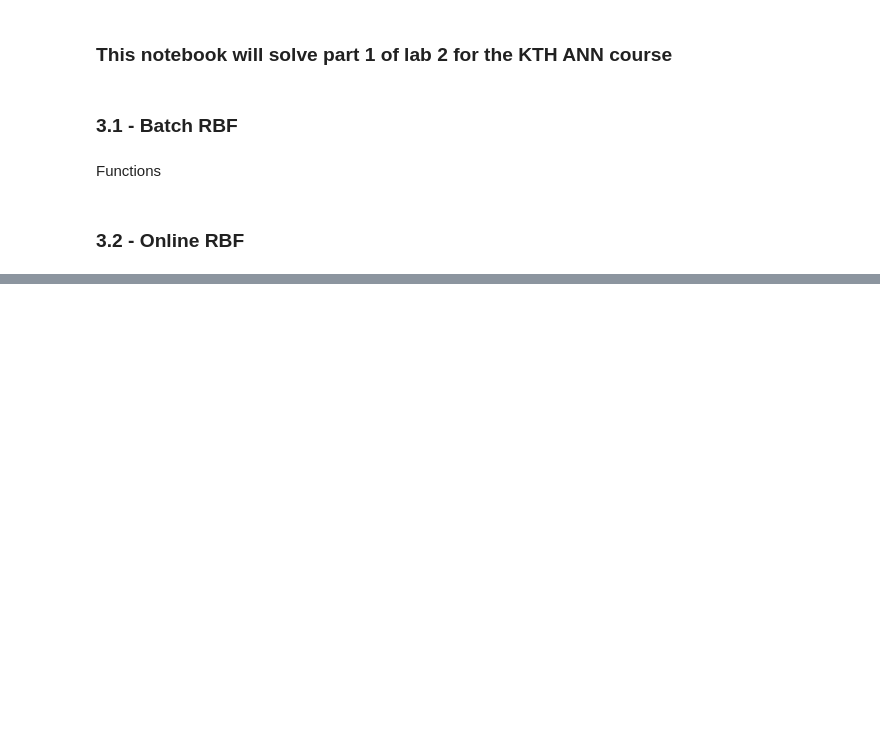
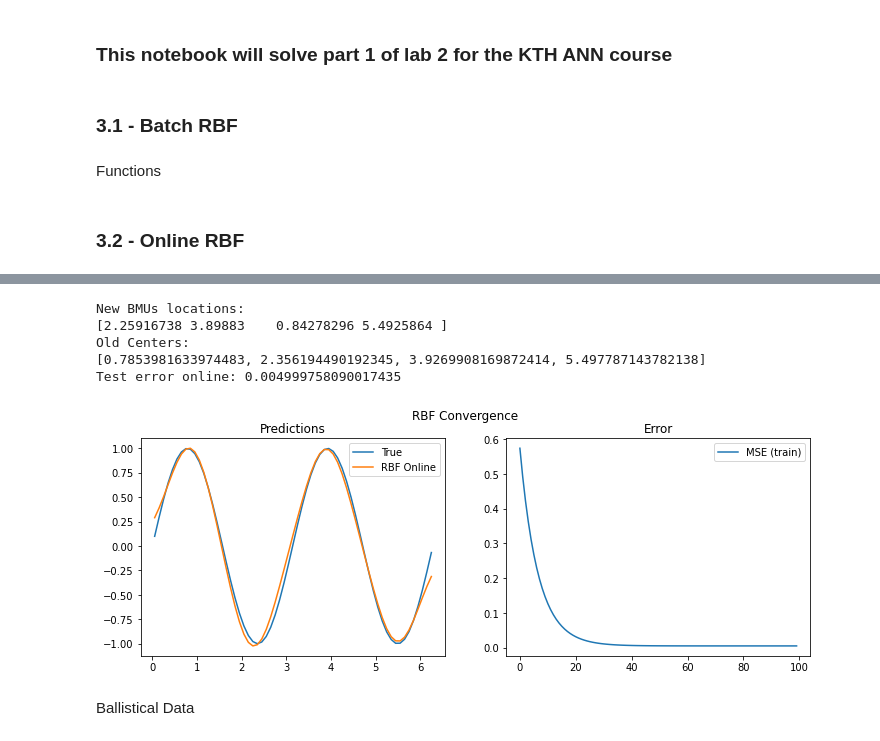
Before and after one commit to MoellerO/DD2437-ANN, a Jupyter notebook: lab2/part_1.ipynb, the cells around one changed output, grey strips where cells are left out. Saved outputs shown, nothing was run; the diff lists cells and outputs as text; code cells hidden in the pictures; blank space fills up the shorter version.

```diff
--- a/lab2/part_1.ipynb
+++ b/lab2/part_1.ipynb
@@ -165,0 +273,62 @@ Test error (online learning, 10 centers, width 0.5): 0.11546979688143418
+# %%
+# Define parameters
+start, end, step = 0, 2*math.pi, 0.1
+sigma = 0.5 # Width of the RBF nodes
+eta = 0.01 # Learning rate
+epochs_rbf = 100 # Number of epochs rbf
+epochs_cl = 10000 # Number of epochs cl
+n_centers = 4 # Number of RBF nodes
+
+# Generate training and testing datasets
+sin_train_x = np.arange(start, end, step)
+sin_train_y = sample_sin(start, end, step)
+sin_test_x = np.arange(start + 0.05, end, step)
+sin_test_y = sample_sin(start + 0.05, end, step)
+
+# Add noise to the datasets
+sin_train_y_noise = add_noise(sin_train_y, 0.1)
+sin_test_y_noise = add_noise(sin_test_y, 0.1)
+
+
+new_centers, weights_online,error_per_epoch = train_rbf_competitiv(sin_train_x, sin_train_y, n_centers, sigma, eta, epochs_rbf, epochs_cl)
+# new_centers, weights_online,error_per_epoch = train_rbf_soft(sin_train_x, sin_train_y, n_centers, sigma, eta, epochs_rbf, epochs_cl)
+
+print("New BMUs locations:")
+print(new_centers)
+old_centers = [0.25*math.pi, 3*math.pi/4, 5*math.pi/4, 7*math.pi/4]
+print("Old Centers: ")
+print(old_centers)
+
+# Make predictions on the test set
+y_pred_online = predict_rbf(sin_test_x, new_centers, sigma, weights_online)
+
+test_error_online = compute_error(sin_test_y, y_pred_online)
+
+print(f'Test error online:', test_error_online)
+
+# plot online convergence
+fig, (ax1, ax2) = plt.subplots(1, 2, figsize=(12, 4))
+# Plot predictions
+ax1.plot(sin_test_x, sin_test_y, label='True')
+ax1.plot(sin_test_x, y_pred_online, label='RBF Online')
+ax1.set_title(f'Predictions')
+ax1.legend()
+# Plot error
+ax2.plot(error_per_epoch, label='MSE (train)')
+ax2.set_title(f'Error')
+ax2.legend()
+fig.suptitle(f'RBF Convergence')
+# Adjust spacing between subplots
+plt.subplots_adjust(hspace=0.4)
+# Display the figure
+plt.savefig(f'rbf_cl_clean.png')
+plt.show()
+# %% [output]
+New BMUs locations:
+[2.25916738 3.89883    0.84278296 5.4925864 ]
+Old Centers:
+[0.7853981633974483, 2.356194490192345, 3.9269908169872414, 5.497787143782138]
+Test error online: 0.004999758090017435
+[figure, added]
+# %% [markdown]
+Ballistical Data
```
Also changed, not shown: parts of 12 cells of this notebook, 30 other files.
